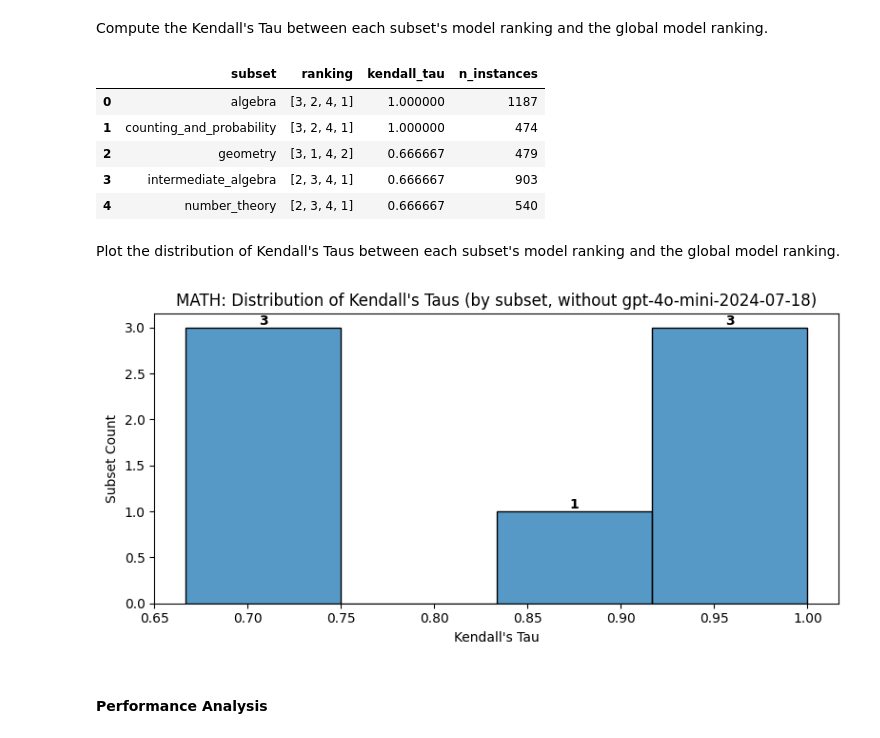
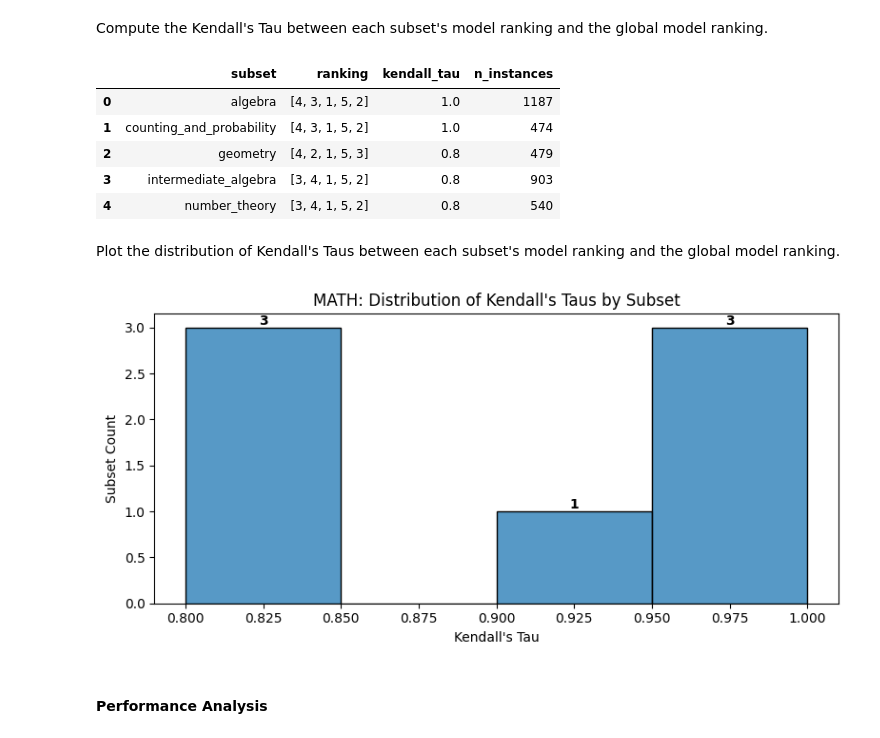
Before and after one commit to mpg05883/EvalTree, a Jupyter notebook: inter_subset_analysis.ipynb, the cells around one changed output. Drawn from its saved outputs; the diff is of its cells as text; code cells hidden in the pictures.

```diff
--- a/inter_subset_analysis.ipynb
+++ b/inter_subset_analysis.ipynb
@@ -112,7 +112,7 @@ gpt-4o-2024-08-06: 1
 # %% [markdown]
 Count the number of subsets where the local model ranking differs from the global model ranking.
 # %%
-subset_col = MetadataKey.PERTURBATION_TYPE
+subset_col = MetadataKey.LIBRARY
 subsets = get_unique_metadata_values(dataset_df, subset_col)
 print(f"Subsets: {subsets}")
 
@@ -171,7 +172,7 @@ sns.histplot(data=kendall_tau_df, x="kendall_tau", ax=ax)
 ax.set_xlabel("Kendall's Tau")
 ax.set_ylabel(f"{subset_col.capitalize()} Count")
 ax.set_title(
-    f"{dataset}: Distribution of Kendall's Taus"
+    f"{dataset}: Distribution of Kendall's Taus by {subset_col.capitalize()}"
     f"\n({num_models} models, {len(subsets)} subsets, {num_instances} instances)"
 )
 
@@ -278,7 +280,7 @@ Load the raw dataset and evaluation results.
 dataset = Dataset.MATH
 dataset_df = pd.read_json(resolve_dataset_path(dataset))
 eval_results_df = load_eval_results(dataset)
-eval_results_df = eval_results_df.drop(columns=["gpt-4o-mini-2024-07-18"])
+# eval_results_df = eval_results_df.drop(columns=["gpt-4o-mini-2024-07-18"])
 models = eval_results_df.columns.tolist()
 
 num_instances, num_models = len(dataset_df), len(models)
@@ -368,43 +371,45 @@ kendall_tau_df = pd.DataFrame(kendall_tau_results)
 kendall_tau_df.head()
 # %% [output]
 |  | subset | ranking | kendall_tau | n_instances |
-| 0 | algebra | [3, 2, 4, 1] | 1.000000 | 1187 |
-| 1 | counting_and_probability | [3, 2, 4, 1] | 1.000000 | 474 |
-| 2 | geometry | [3, 1, 4, 2] | 0.666667 | 479 |
-| 3 | intermediate_algebra | [2, 3, 4, 1] | 0.666667 | 903 |
-| 4 | number_theory | [2, 3, 4, 1] | 0.666667 | 540 |
+| 0 | algebra | [4, 3, 1, 5, 2] | 1.0 | 1187 |
+| 1 | counting_and_probability | [4, 3, 1, 5, 2] | 1.0 | 474 |
+| 2 | geometry | [4, 2, 1, 5, 3] | 0.8 | 479 |
+| 3 | intermediate_algebra | [3, 4, 1, 5, 2] | 0.8 | 903 |
+| 4 | number_theory | [3, 4, 1, 5, 2] | 0.8 | 540 |
 # %% [markdown]
 Plot the distribution of Kendall's Taus between each subset's model ranking and the global model ranking.
 # %%
 fig, ax = plt.subplots(figsize=(8, 4))
 sns.histplot(data=kendall_tau_df, x="kendall_tau", ax=ax)
 ax.set_xlabel("Kendall's Tau")
 ax.set_ylabel(f"{subset_col.capitalize()} Count")
 
 without_gpt_4o_mini = "gpt-4o-mini-2024-07-18" not in models
-note = ", without gpt-4o-mini-2024-07-18" if without_gpt_4o_mini else ""
-ax.set_title(f"{dataset}: Distribution of Kendall's Taus (by {subset_col}{note})")
+note = " (without gpt-4o-mini-2024-07-18)" if without_gpt_4o_mini else ""
+ax.set_title(
+    f"{dataset}: Distribution of Kendall's Taus by {subset_col.capitalize()}{note}"
+)
 
 for bar in ax.patches:
     if (height := bar.get_height()) == 0:
         continue
     ax.annotate(
         f"{int(height)}",
         xy=(bar.get_x() + bar.get_width() / 2, height),
         ha="center",
         va="bottom",
         fontweight="bold",
     )
 
 plt.tight_layout()
 
 suffix = "_without_gpt-4o-mini-2024-07-18" if without_gpt_4o_mini else ""
 plot_name = f"kendall_tau_distribution{suffix}"
 file_path = build_plot_path(dataset, analysis, plot_name)
 plt.savefig(file_path)
 plt.show()
 # %% [output]
-[figure, old version]
+[figure, new version]
 # %% [markdown]
 #### Performance Analysis
 # %% [markdown]
```
Also changed, not shown: parts of 12 cells of this notebook, 10 other files.
